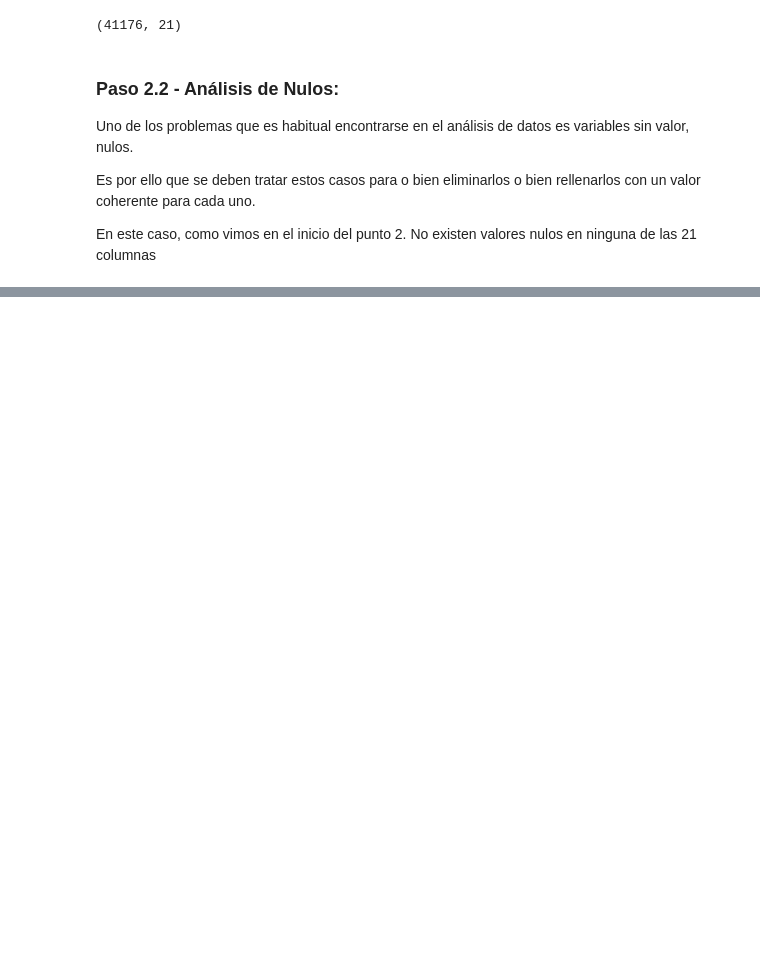
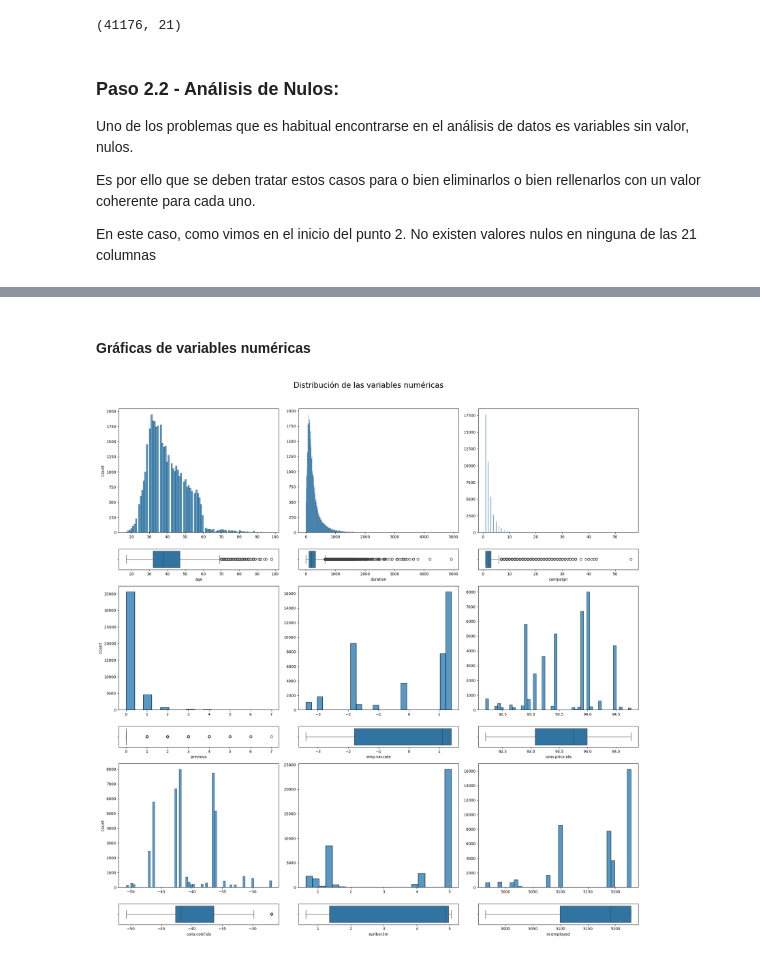
Before and after one commit to 4GeeksAcademy/machine-learning-python-template_ds_13_david_bank, a Jupyter notebook: src/explore.ipynb, the cells around one changed output, grey strips where cells are left out. Cells and saved outputs as stored; diff of their text form; code cells hidden in the pictures; blank space fills up the shorter version.

```diff
--- a/src/explore.ipynb
+++ b/src/explore.ipynb
@@ -167,0 +205,36 @@ En este caso, como vimos en el inicio del punto 2. No existen valores nulos en n
+# %% [markdown]
+#### Gráficas de variables numéricas
+# %%
+# Crear una figura con los histogramas y diagramas de caja
+fig, axis = plt.subplots(6, 3, figsize=(20, 20), gridspec_kw={"height_ratios": [6, 1, 6, 1, 6, 1]})
+
+# Añadir un título global al conjunto de subplots
+fig.suptitle("Distribución de las variables numéricas", fontsize=20, y=1.02)
+
+# Creanos los múltiples histogramas y diagramas de caja
+sns.histplot(ax=axis[0, 0], data=data_bank, x="age").set(xlabel=None)
+sns.boxplot(ax=axis[1, 0], data=data_bank, x="age")
+sns.histplot(ax=axis[0, 1], data=data_bank, x="duration").set(xlabel=None, ylabel=None)
+sns.boxplot(ax=axis[1, 1], data=data_bank, x="duration")
+sns.histplot(ax=axis[0, 2], data=data_bank, x="campaign").set(xlabel=None, ylabel=None)
+sns.boxplot(ax=axis[1, 2], data=data_bank, x="campaign")
+sns.histplot(ax=axis[2, 0], data=data_bank, x="previous").set(xlabel=None)
+sns.boxplot(ax=axis[3, 0], data=data_bank, x="previous")
+sns.histplot(ax=axis[2, 1], data=data_bank, x="emp.var.rate").set(xlabel=None, ylabel=None)
+sns.boxplot(ax=axis[3, 1], data=data_bank, x="emp.var.rate")
+sns.histplot(ax=axis[2, 2], data=data_bank, x="cons.price.idx").set(xlabel=None, ylabel=None)
+sns.boxplot(ax=axis[3, 2], data=data_bank, x="cons.price.idx")
+sns.histplot(ax=axis[4, 0], data=data_bank, x="cons.conf.idx").set(xlabel=None)
+sns.boxplot(ax=axis[5, 0], data=data_bank, x="cons.conf.idx")
+sns.histplot(ax=axis[4, 1], data=data_bank, x="euribor3m").set(xlabel=None, ylabel=None)
+sns.boxplot(ax=axis[5, 1], data=data_bank, x="euribor3m")
+sns.histplot(ax=axis[4, 2], data=data_bank, x="nr.employed").set(xlabel=None, ylabel=None)
+sns.boxplot(ax=axis[5, 2], data=data_bank, x="nr.employed")
+
+# Ajustar el layout
+plt.tight_layout()
+
+# Mostrar el plot
+plt.show()
+# %% [output]
+[figure, added]
```
Also changed, not shown: parts of 20 cells of this notebook, 1 other file.
